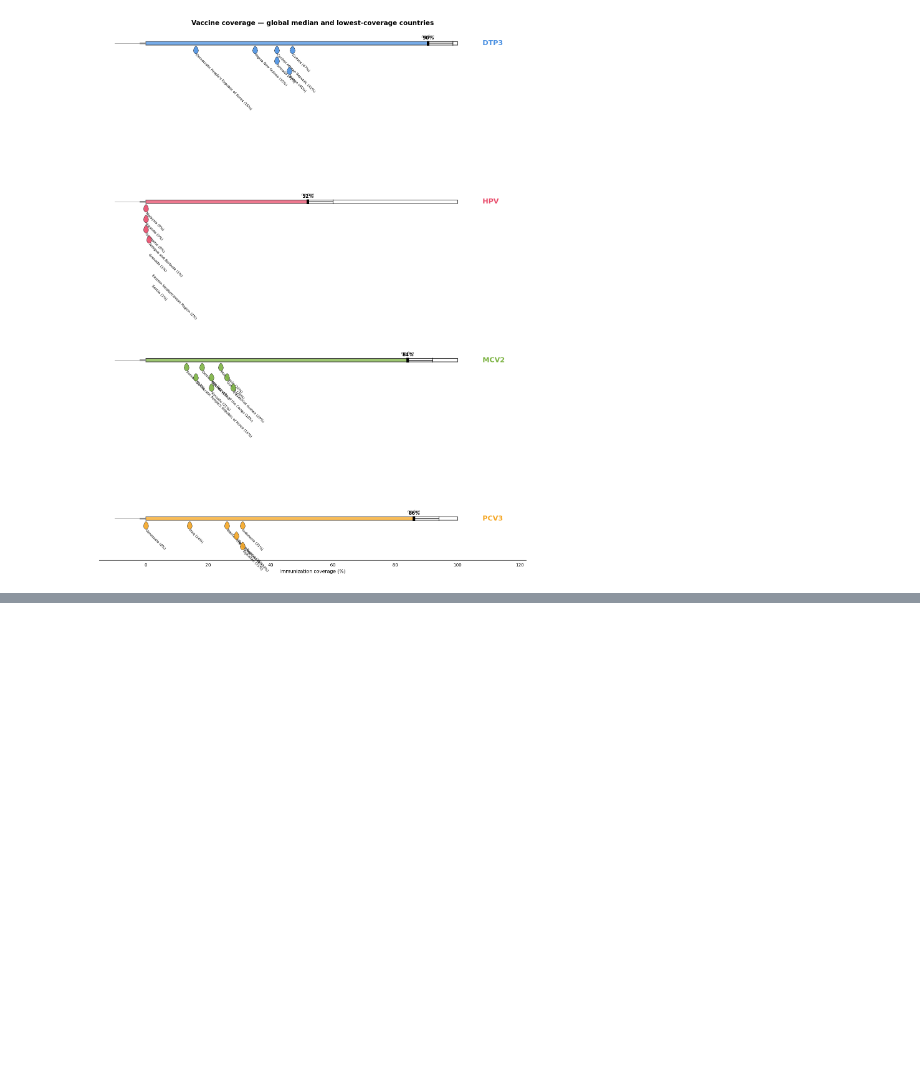
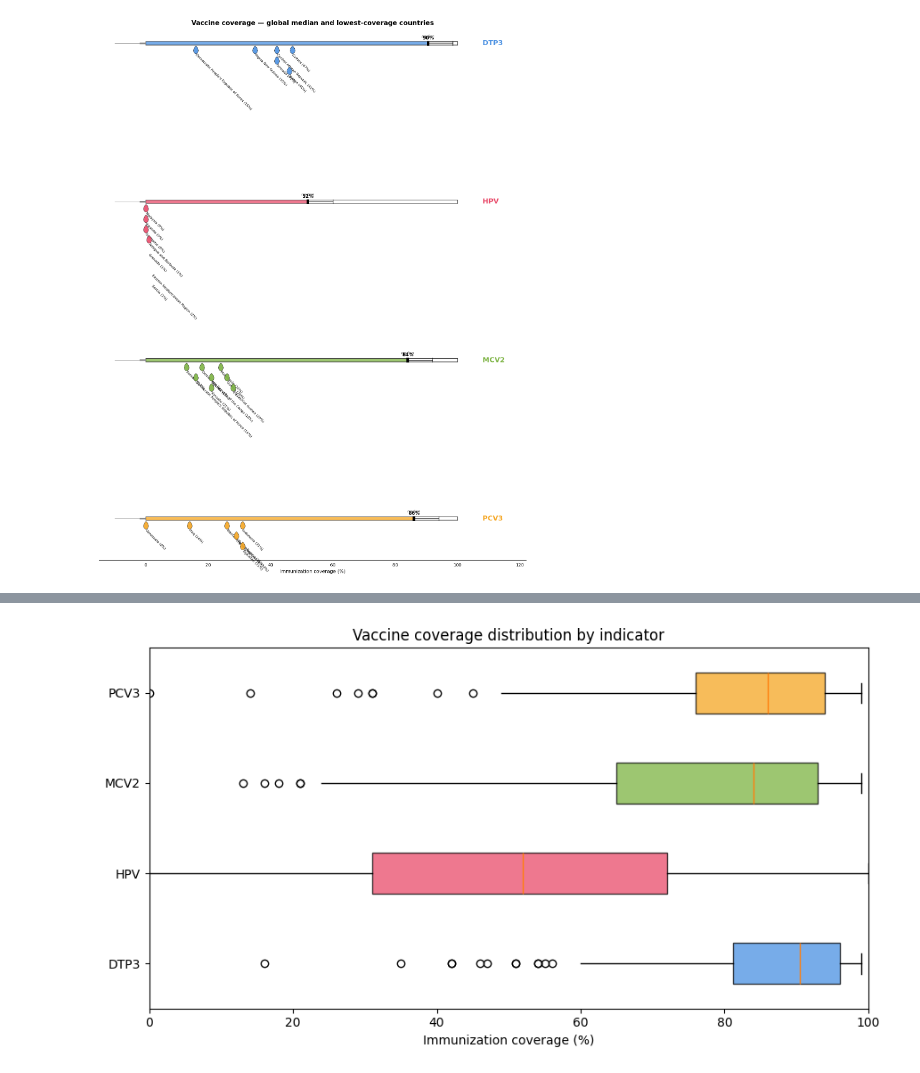
Before and after one commit to SelmaEsders/WHO_health_indicators, a Jupyter notebook: Jupyter_Notebooks/SelmaVaccines01_tryout.ipynb, the cells around one changed output, grey strips where cells are left out. Saved outputs shown, nothing was run; the diff lists cells and outputs as text; code cells hidden in the pictures; blank space fills up the shorter version.

```diff
--- a/Jupyter_Notebooks/SelmaVaccines01_tryout.ipynb
+++ b/Jupyter_Notebooks/SelmaVaccines01_tryout.ipynb
@@ -345,0 +1032,33 @@ plt.show()
+# %%
+import matplotlib.pyplot as plt
+import os
+
+os.makedirs('Plot_pictures', exist_ok=True)
+
+order = ['DTP3', 'HPV', 'MCV2', 'PCV3']
+colors = ['#4A90E2', '#E94B6A', '#7CB342', '#F5A623']
+
+groups = [vaccine_df[vaccine_df['Vaccine'] == v]['NumericValue'].dropna().values
+          for v in order]
+
+fig, ax = plt.subplots(figsize=(9, 5))
+bp = ax.boxplot(groups, vert=False, patch_artist=True, labels=order)
+
+# Colour the boxes
+for patch, color in zip(bp['boxes'], colors):
+    patch.set_facecolor(color)
+    patch.set_alpha(0.75)
+
+# Hide the left-whisker cap on each box (every other cap, starting at index 0)
+for i, cap in enumerate(bp['caps']):
+    if i % 2 == 0:
+        cap.set_visible(False)
+
+ax.set_xlabel('Immunization coverage (%)')
+ax.set_xlim(0, 100)
+ax.set_title('Vaccine coverage distribution by indicator')
+plt.tight_layout()
+plt.savefig('Plot_pictures/vaccine_boxplot.png', dpi=300, bbox_inches='tight')
+plt.show()
+# %% [output]
+[figure, added]
```
Also changed, not shown: parts of 30 cells of this notebook, 10 other files.
